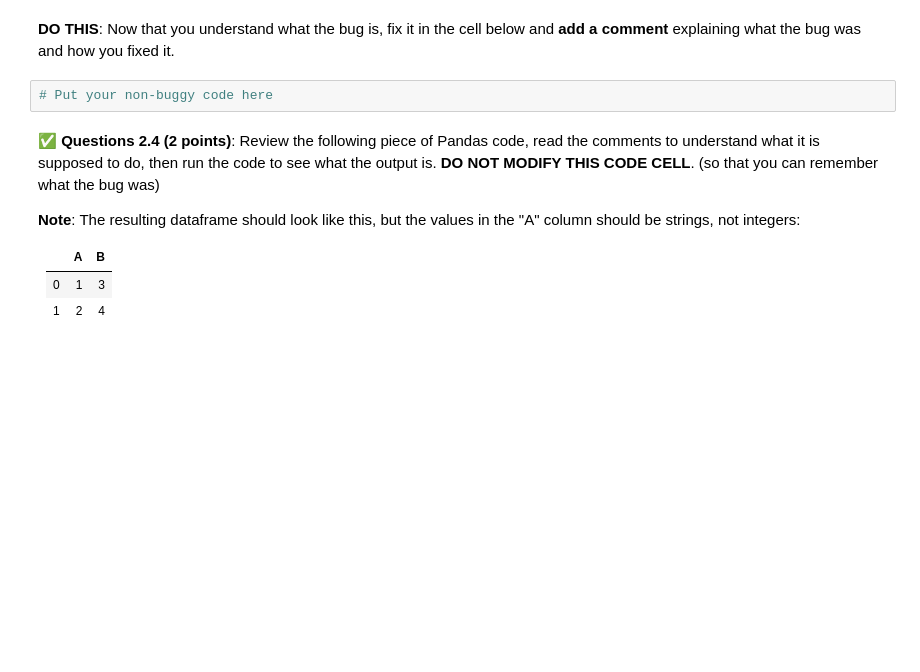
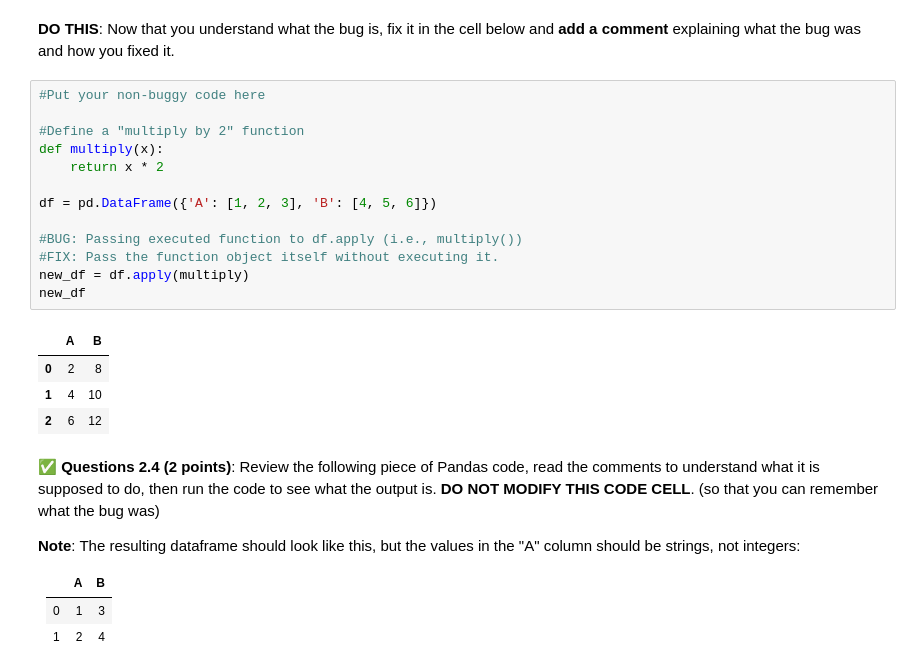
Before and after one commit to Sleepah/CMSE202-f23-turnin, a Jupyter notebook: hw-01/HW-01_GitPracticeDebuggingPythonPackagesAndClasses-STUDENT.ipynb, the cells around one changed output. Saved outputs shown, nothing was run; the diff lists cells and outputs as text; blank space fills up the shorter version.

```diff
--- a/hw-01/HW-01_GitPracticeDebuggingPythonPackagesAndClasses-STUDENT.ipynb
+++ b/hw-01/HW-01_GitPracticeDebuggingPythonPackagesAndClasses-STUDENT.ipynb
@@ -250,8 +284,24 @@ If you need to write any code to explore the nature of the bug, please do so in
 # Put exploratory code here, if needed
 # %% [markdown]
 **DO THIS**: Now that you understand what the bug is, fix it in the cell below and **add a comment** explaining what the bug was and how you fixed it.
-# %%
-# Put your non-buggy code here
+# %%
+#Put your non-buggy code here
+
+#Define a "multiply by 2" function
+def multiply(x):
+    return x * 2
+
+df = pd.DataFrame({'A': [1, 2, 3], 'B': [4, 5, 6]})
+
+#BUG: Passing executed function to df.apply (i.e., multiply())
+#FIX: Pass the function object itself without executing it.
+new_df = df.apply(multiply)
+new_df
+# %% [output]
+|  | A | B |
+| 0 | 2 | 8 |
+| 1 | 4 | 10 |
+| 2 | 6 | 12 |
 # %% [markdown]
 &#9989; **Questions 2.4 (2 points)**: Review the following piece of Pandas code, read the comments to understand what it is supposed to do, then run the code to see what the output is. **DO NOT MODIFY THIS CODE CELL**. (so that you can remember what the bug was)
 
```
Also changed, not shown: parts of 30 cells of this notebook.
